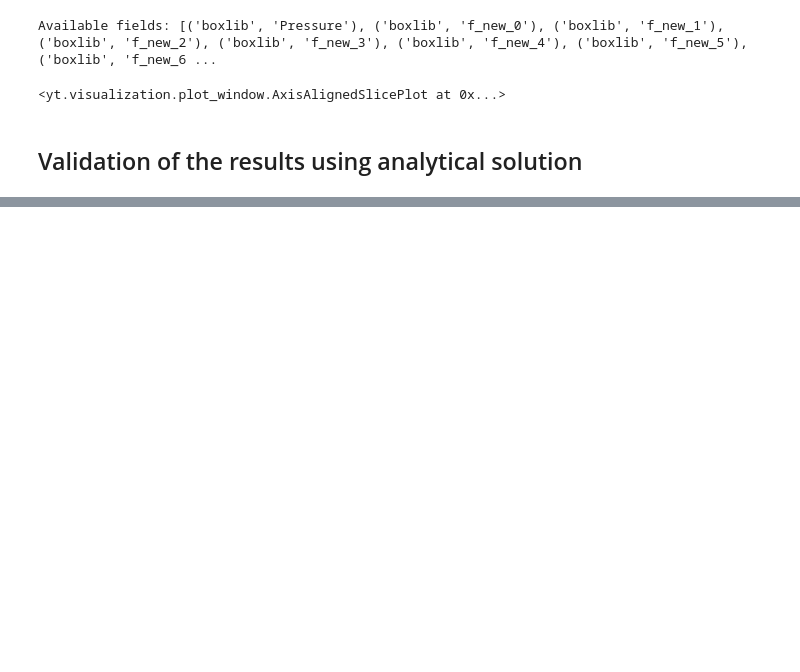
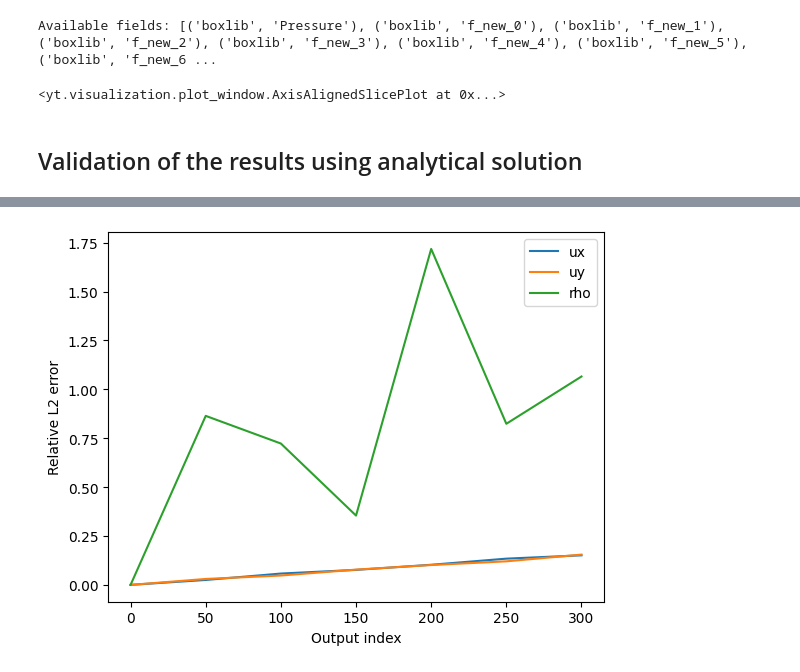
Before and after one commit to haotianh9/iLBMReX, a Jupyter notebook: Exec/Visualization.ipynb, the cells around one changed output, grey strips where cells are left out. Drawn from its saved outputs; the diff is of its cells as text; code cells hidden in the pictures; blank space fills up the shorter version.

```diff
--- a/Exec/Visualization.ipynb
+++ b/Exec/Visualization.ipynb
@@ -73,14 +73,14 @@ yt : [INFO     ] 2025-05-04 11:58:23,976 Making a fixed resolution buffer of (('
 Available fields: [('boxlib', 'Pressure'), ('boxlib', 'f_new_0'), ('boxlib', 'f_new_1'), ('boxlib', 'f_new_2'), ('boxlib', 'f_new_3'), ('boxlib', 'f_new_4'), ('boxlib', 'f_new_5'), ('boxlib', 'f_new_6 ...
 <yt.visualization.plot_window.AxisAlignedSlicePlot at 0x...>
 # %%
-ds = AMReXDataset("plt00150")
+ds = AMReXDataset("plt00300")
 print("Available fields:", ds.field_list)
-field = ("boxlib", "vor" )
+field = ("boxlib", "ux" )
 
 slc = yt.SlicePlot(ds, "z", field)
 slc.set_log(field, False)  # Set to True if you want a log scale
 slc.annotate_grids()  # Show AMR grid structure
-slc.set_zlim(field, -1.5*10**(-2), 1.5*10**(-2))
+slc.set_zlim(field, -0.01,0.01)
 
 slc.show()
 # # Projection plot (integrates field along z-axis)
@@ -112,9 +112,9 @@ u_max = 0.02
 rho0  = 1.0
 kx, ky= 2*np.pi/L, 2*np.pi/L
 nu    = 1.0/6.0
-td    = 1.0/(nu*(kx*kx+ky*ky))
+td    = 1.0/(nu*(kx*kx + ky*ky))
 
-def u_exact(x,y,z,t):
+def u_exact(x, y, z, t):
     decay1 = np.exp(-1.0*t/td)
     decay2 = np.exp(-2.0*t/td)
     ux = -u_max*np.sqrt(ky/kx)*np.cos(kx*x)*np.sin(ky*y)*decay1
@@ -124,46 +124,64 @@ def u_exact(x,y,z,t):
     rho= rho0 + 3.0*P
     return ux, uy, rho
 
-times = np.arange(0,950,50)
-err_ux, err_uy, err_rho = [], [], []
+times     = np.arange(0, 950, 50)
+err_ux    = []
+err_uy    = []
+err_rho   = []
 
 for idx in times:
-    ds = yt.load(f"plt{idx:05d}")
+    ds     = yt.load(f"plt{idx:05d}")
     t_phys = ds.current_time
 
-    # —— use all_data() to grab every AMR level at once ——
-    ad = ds.all_data()
-    x = ad[("index","x")].v
-    y = ad[("index","y")].v
-    z = ad[("index","z")].v
-    vol = ad[("index","cell_volume")].v
+    # accumulators for <error^2 * volume> and <ref^2 * volume>
+    err2_ux  = ref2_ux  = 0.0
+    err2_uy  = ref2_uy  = 0.0
+    err2_rho = ref2_rho = 0.0
 
-    ux_num = ad[("boxlib","ux")].v
-    uy_num = ad[("boxlib","uy")].v
-    rho_num= ad[("boxlib","rho")].v
+    # loop over every AMR grid
+    for grid in ds.index.grids:
+        # cell‐center coords & volume
+        x   = grid[("index", "x")].v.flatten()
+        y   = grid[("index", "y")].v.flatten()
+        z   = grid[("index", "z")].v.flatten()
+        vol = grid[("index", "cell_volume")].v.flatten()
 
-    ux_ex, uy_ex, rho_ex = u_exact(x,y,z,t_phys)
+        # numeric solution on this grid
+        ux_n = grid[("boxlib", "ux")].v.flatten()
+        uy_n = grid[("boxlib", "uy")].v.flatten()
+        ro_n = grid[("boxlib", "rho")].v.flatten()
 
-    dux = ux_num - ux_ex
-    duy = uy_num - uy_ex
-    drho= rho_num- rho_ex
+        # exact solution at those points
+        ux_e, uy_e, ro_e = u_exact(x, y, z, t_phys)
 
-    # relative L2 norm, volume-weighted:
-    def rel_L2(e, ref):
-        return np.sqrt(np.sum(e*e*vol) / np.sum(ref*ref*vol))
+        # errors
+        dux  = ux_n - ux_e
+        duy  = uy_n - uy_e
+        dro  = ro_n - ro_e
 
-    err_ux.append(rel_L2(dux, ux_ex))
-    err_uy.append(rel_L2(duy, uy_ex))
-    # for density subtract background if desired
-    err_rho.append(rel_L2(drho, rho_ex - rho0))
+        # accumulate
+        err2_ux  += np.sum(dux**2 * vol)
+        ref2_ux  += np.sum(ux_e**2 * vol)
+
+        err2_uy  += np.sum(duy**2 * vol)
+        ref2_uy  += np.sum(uy_e**2 * vol)
+
+        # subtract background for density‐error norm
+        err2_rho += np.sum(dro**2 * vol)
+        ref2_rho += np.sum((ro_e - rho0)**2 * vol)
+
+    # take square‐root of ratio
+    err_ux.append(  np.sqrt(err2_ux  / ref2_ux)  )
+    err_uy.append(  np.sqrt(err2_uy  / ref2_uy)  )
+    err_rho.append( np.sqrt(err2_rho / ref2_rho) )
 
     print(f"t={t_phys:.3f}: err_ux={err_ux[-1]:.3e}, "
           f"err_uy={err_uy[-1]:.3e}, err_rho={err_rho[-1]:.3e}")
 
-# plot the time evolution of the errors
-plt.plot(times, err_ux, label='ux')
-plt.plot(times, err_uy, label='uy')
-# plt.plot(times, err_rho,label='rho')
+# plot
+plt.plot(times, err_ux,  label='ux')
+plt.plot(times, err_uy,  label='uy')
+plt.plot(times, err_rho, label='rho')
 plt.xlabel('Output index')
 plt.ylabel('Relative L2 error')
 plt.legend()
@@ -206,0 +225 @@ t=250.000 code_time: err_ux=1.258e-01, err_uy=1.163e-01, err_rho=6.951e-01
+[figure, added]
```
Also changed, not shown: parts of 3 cells of this notebook.
